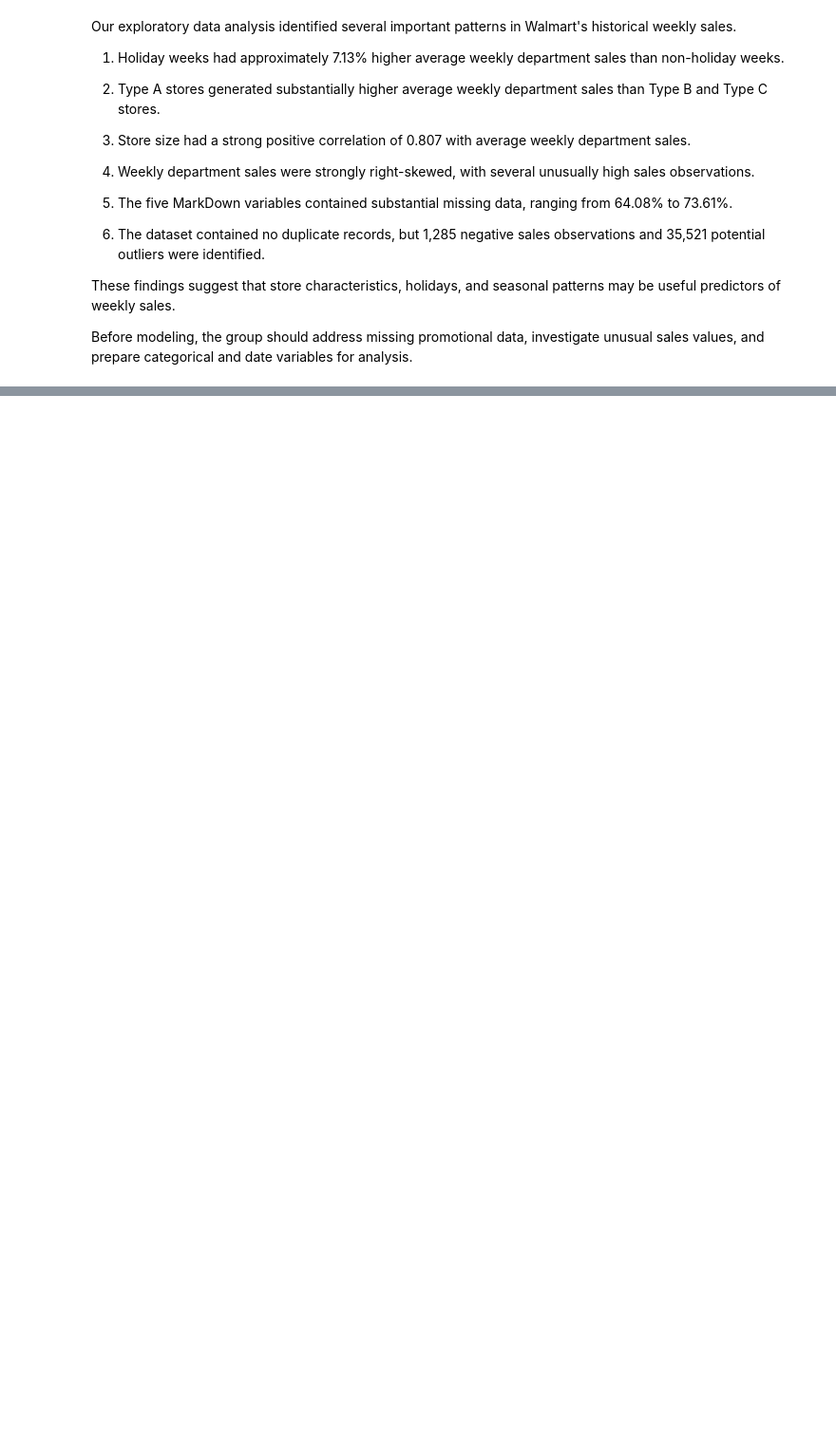
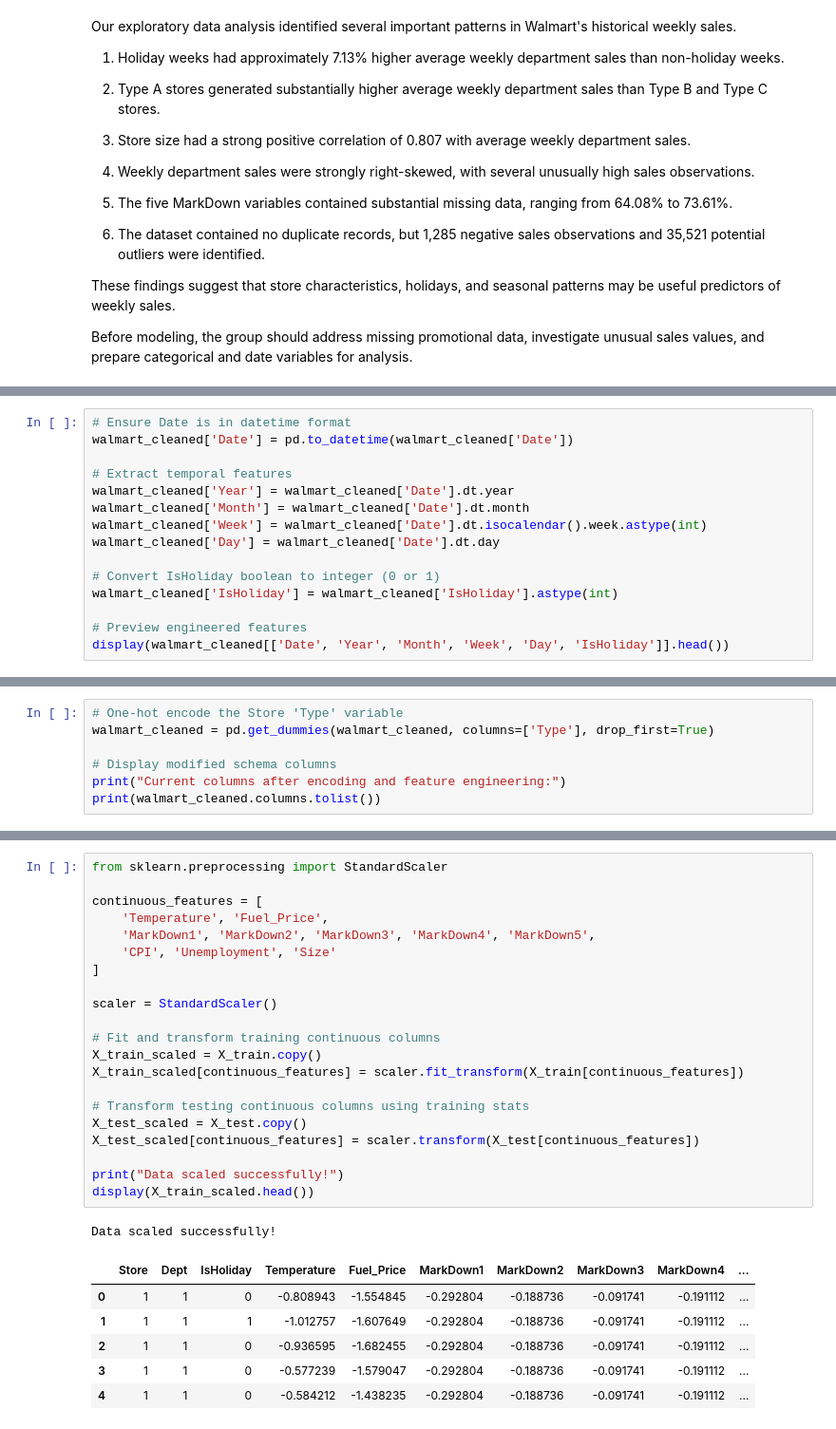
Before and after one commit to asabraunfreck/IS4487-Group-Project, a Jupyter notebook: Final_Project.ipynb, the cells around one changed output, grey strips where cells are left out. Shown at 95% size. Cells and saved outputs as stored; diff of their text form; blank space fills up the shorter version.

```diff
--- a/Final_Project.ipynb
+++ b/Final_Project.ipynb
@@ -663,0 +711,15 @@ Before modeling, the group should address missing promotional data, investigate
+# %%
+# Ensure Date is in datetime format
+walmart_cleaned['Date'] = pd.to_datetime(walmart_cleaned['Date'])
+
+# Extract temporal features
+walmart_cleaned['Year'] = walmart_cleaned['Date'].dt.year
+walmart_cleaned['Month'] = walmart_cleaned['Date'].dt.month
+walmart_cleaned['Week'] = walmart_cleaned['Date'].dt.isocalendar().week.astype(int)
+walmart_cleaned['Day'] = walmart_cleaned['Date'].dt.day
+
+# Convert IsHoliday boolean to integer (0 or 1)
+walmart_cleaned['IsHoliday'] = walmart_cleaned['IsHoliday'].astype(int)
+
+# Preview engineered features
+display(walmart_cleaned[['Date', 'Year', 'Month', 'Week', 'Day', 'IsHoliday']].head())
@@ -663,0 +737,7 @@ Before modeling, the group should address missing promotional data, investigate
+# %%
+# One-hot encode the Store 'Type' variable
+walmart_cleaned = pd.get_dummies(walmart_cleaned, columns=['Type'], drop_first=True)
+
+# Display modified schema columns
+print("Current columns after encoding and feature engineering:")
+print(walmart_cleaned.columns.tolist())
@@ -663,0 +788,29 @@ Before modeling, the group should address missing promotional data, investigate
+# %%
+from sklearn.preprocessing import StandardScaler
+
+continuous_features = [
+    'Temperature', 'Fuel_Price',
+    'MarkDown1', 'MarkDown2', 'MarkDown3', 'MarkDown4', 'MarkDown5',
+    'CPI', 'Unemployment', 'Size'
+]
+
+scaler = StandardScaler()
+
+# Fit and transform training continuous columns
+X_train_scaled = X_train.copy()
+X_train_scaled[continuous_features] = scaler.fit_transform(X_train[continuous_features])
+
+# Transform testing continuous columns using training stats
+X_test_scaled = X_test.copy()
+X_test_scaled[continuous_features] = scaler.transform(X_test[continuous_features])
+
+print("Data scaled successfully!")
+display(X_train_scaled.head())
+# %% [output]
+Data scaled successfully!
+|  | Store | Dept | IsHoliday | Temperature | Fuel_Price | MarkDown1 | MarkDown2 | MarkDown3 | MarkDown4 | ... |
+| 0 | 1 | 1 | 0 | -0.808943 | -1.554845 | -0.292804 | -0.188736 | -0.091741 | -0.191112 | ... |
+| 1 | 1 | 1 | 1 | -1.012757 | -1.607649 | -0.292804 | -0.188736 | -0.091741 | -0.191112 | ... |
+| 2 | 1 | 1 | 0 | -0.936595 | -1.682455 | -0.292804 | -0.188736 | -0.091741 | -0.191112 | ... |
+| 3 | 1 | 1 | 0 | -0.577239 | -1.579047 | -0.292804 | -0.188736 | -0.091741 | -0.191112 | ... |
+| 4 | 1 | 1 | 0 | -0.584212 | -1.438235 | -0.292804 | -0.188736 | -0.091741 | -0.191112 | ... |
```
Also changed, not shown: parts of 12 cells of this notebook.
